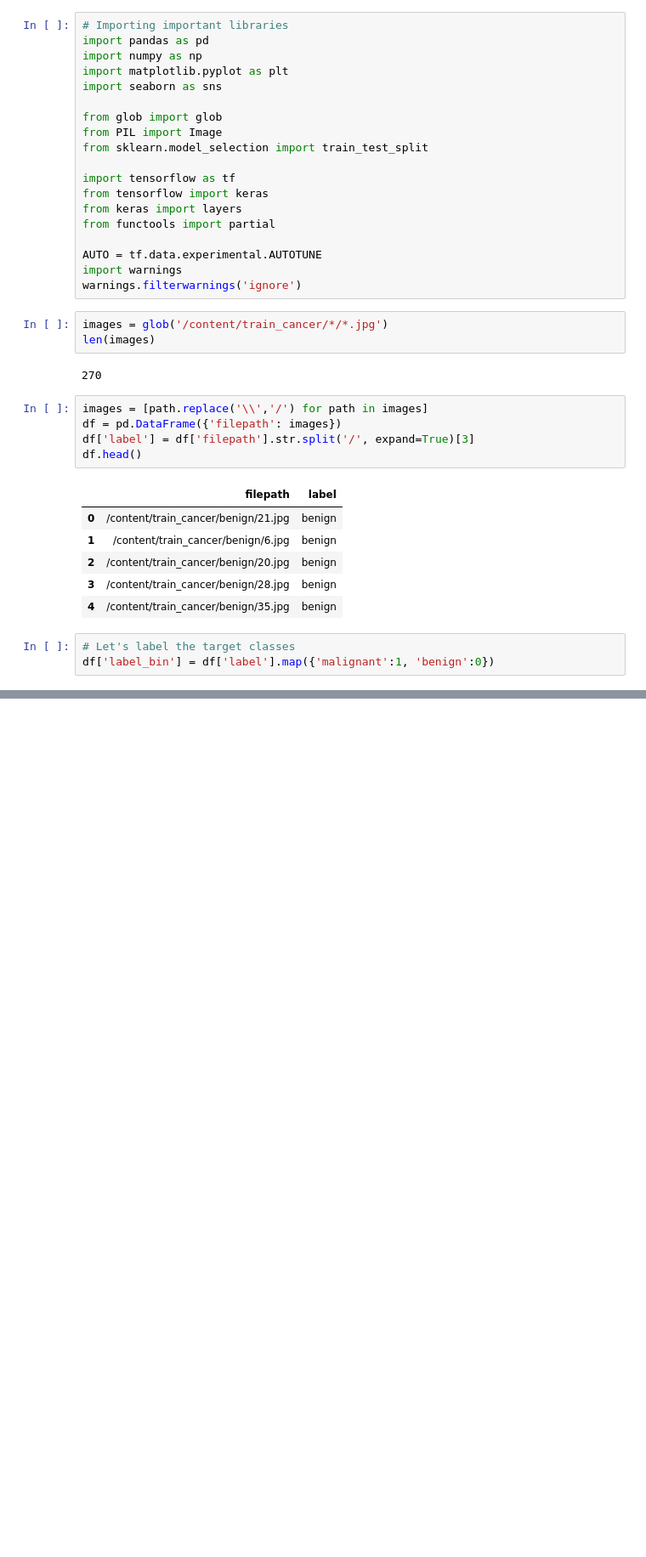
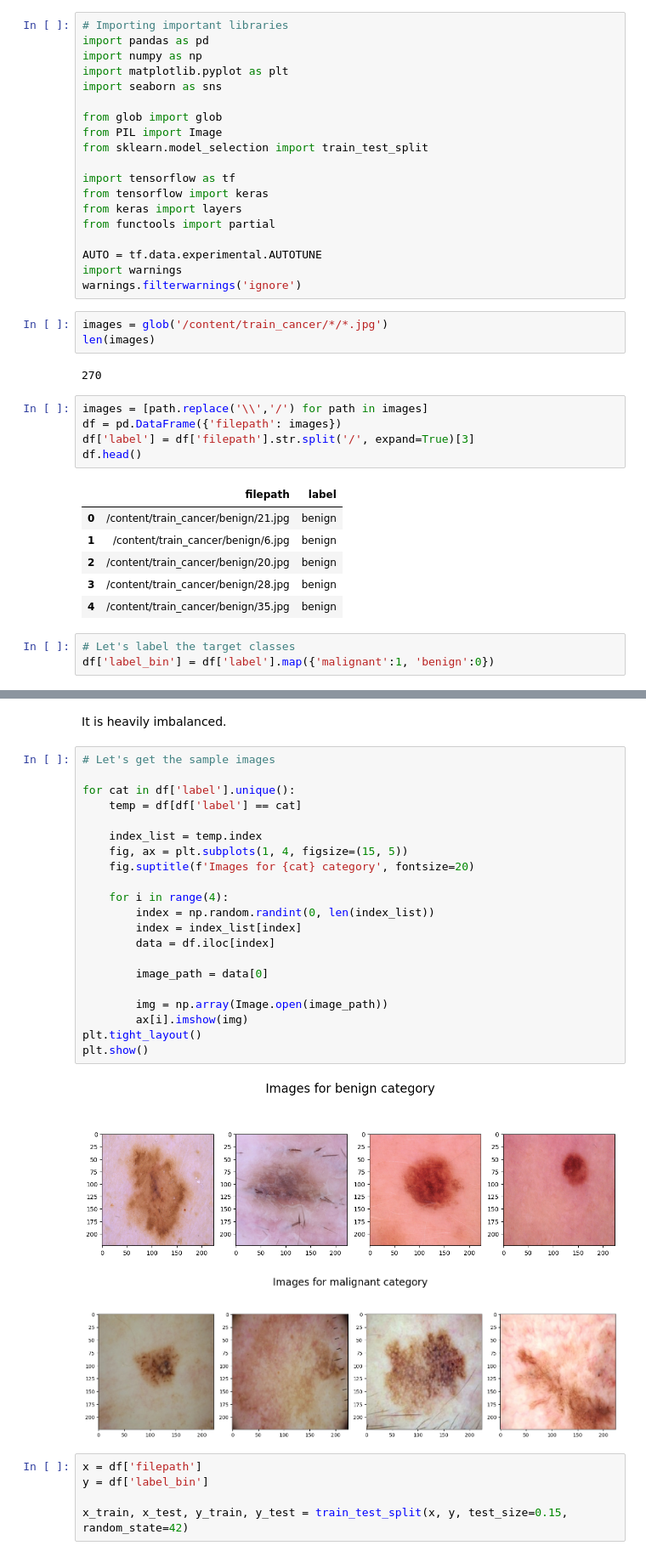
Before and after one commit to rizz045/Skin-Cancer-Detection-using-TensorFlow, a Jupyter notebook: Skin_Cancer_Detection_using_TensorFlow.ipynb, the cells around one changed output, grey strips where cells are left out. Shown at 85% size. Drawn from its saved outputs; the diff is of its cells as text; blank space fills up the shorter version.

```diff
--- a/Skin_Cancer_Detection_using_TensorFlow.ipynb
+++ b/Skin_Cancer_Detection_using_TensorFlow.ipynb
@@ -55,0 +46,31 @@ dtype: int64
+# %% [markdown]
+It is heavily imbalanced.
+# %%
+# Let's get the sample images
+
+for cat in df['label'].unique():
+    temp = df[df['label'] == cat]
+
+    index_list = temp.index
+    fig, ax = plt.subplots(1, 4, figsize=(15, 5))
+    fig.suptitle(f'Images for {cat} category', fontsize=20)
+
+    for i in range(4):
+        index = np.random.randint(0, len(index_list))
+        index = index_list[index]
+        data = df.iloc[index]
+
+        image_path = data[0]
+
+        img = np.array(Image.open(image_path))
+        ax[i].imshow(img)
+plt.tight_layout()
+plt.show()
+# %% [output]
+[figure, added]
+[figure, added]
+# %%
+x = df['filepath']
+y = df['label_bin']
+
+x_train, x_test, y_train, y_test = train_test_split(x, y, test_size=0.15, random_state=42)
```
Also changed, not shown: parts of 2 cells of this notebook.
